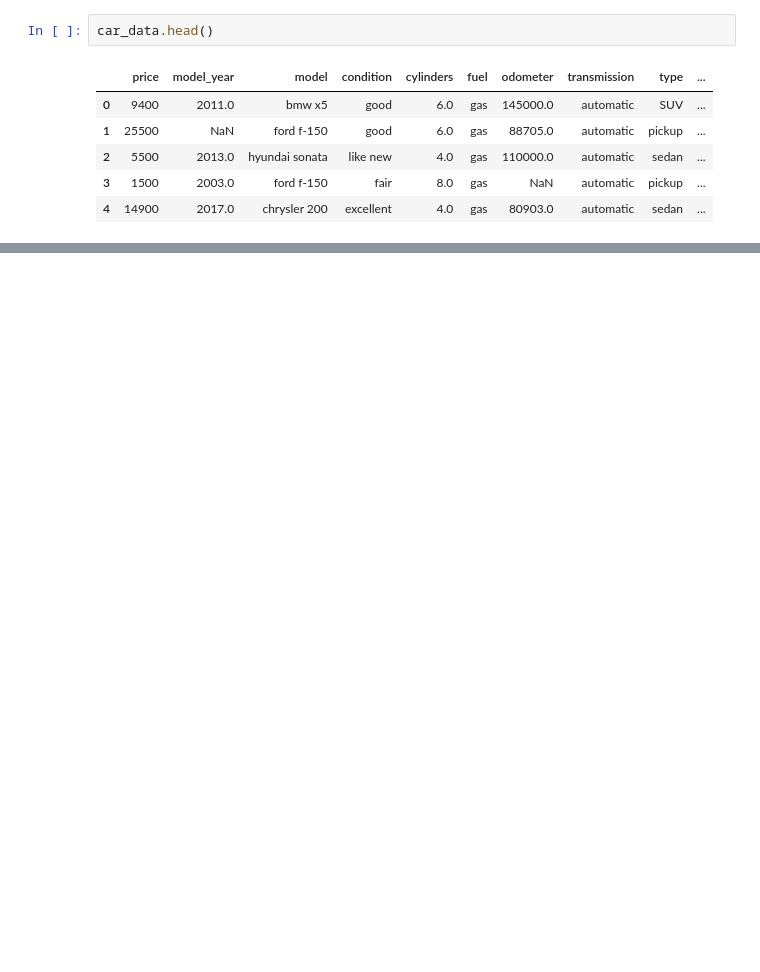
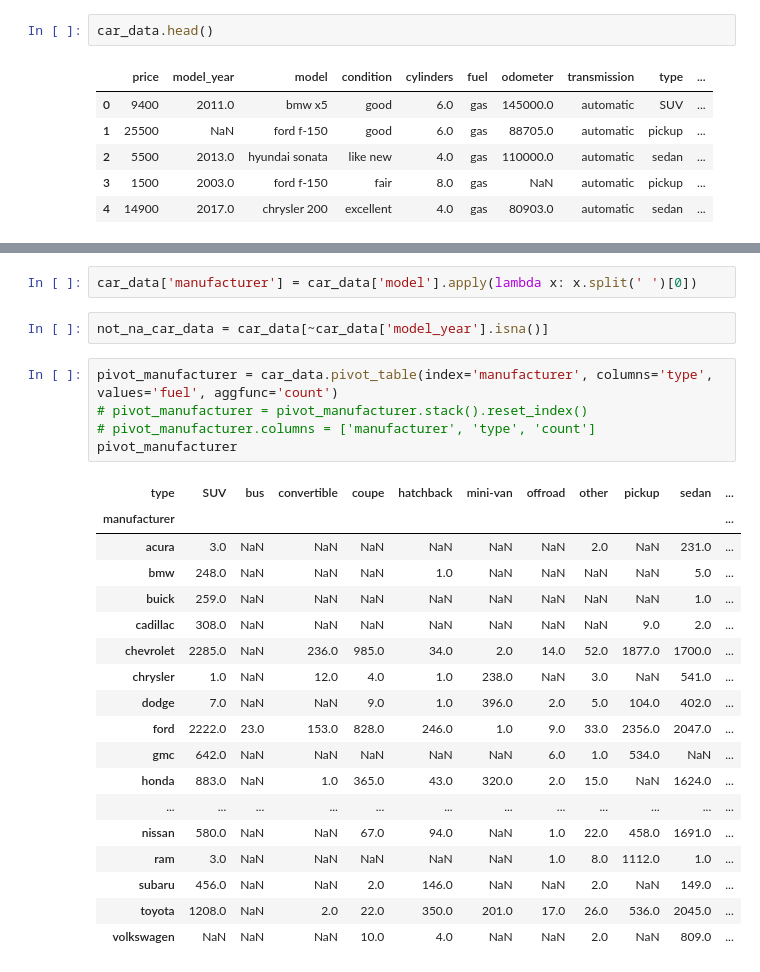
Before and after one commit to JohnQuintero08/Dashboard-Streamlit, a Jupyter notebook: notebooks/EDA.ipynb, the cells around one changed output, grey strips where cells are left out. Drawn from its saved outputs; the diff is of its cells as text; blank space fills up the shorter version.

Commit message:
Adicion de graficas y dataframe modificado

```diff
--- a/notebooks/EDA.ipynb
+++ b/notebooks/EDA.ipynb
@@ -20,0 +56,28 @@ fig.show()
+# %%
+car_data['manufacturer'] = car_data['model'].apply(lambda x: x.split(' ')[0])
+# %%
+not_na_car_data = car_data[~car_data['model_year'].isna()]
+# %%
+pivot_manufacturer = car_data.pivot_table(index='manufacturer', columns='type', values='fuel', aggfunc='count')
+# pivot_manufacturer = pivot_manufacturer.stack().reset_index()
+# pivot_manufacturer.columns = ['manufacturer', 'type', 'count']
+pivot_manufacturer
+# %% [output]
+| type | SUV | bus | convertible | coupe | hatchback | mini-van | offroad | other | pickup | sedan | ... |
+| manufacturer |  |  |  |  |  |  |  |  |  |  | ... |
+| acura | 3.0 | NaN | NaN | NaN | NaN | NaN | NaN | 2.0 | NaN | 231.0 | ... |
+| bmw | 248.0 | NaN | NaN | NaN | 1.0 | NaN | NaN | NaN | NaN | 5.0 | ... |
+| buick | 259.0 | NaN | NaN | NaN | NaN | NaN | NaN | NaN | NaN | 1.0 | ... |
+| cadillac | 308.0 | NaN | NaN | NaN | NaN | NaN | NaN | NaN | 9.0 | 2.0 | ... |
+| chevrolet | 2285.0 | NaN | 236.0 | 985.0 | 34.0 | 2.0 | 14.0 | 52.0 | 1877.0 | 1700.0 | ... |
+| chrysler | 1.0 | NaN | 12.0 | 4.0 | 1.0 | 238.0 | NaN | 3.0 | NaN | 541.0 | ... |
+| dodge | 7.0 | NaN | NaN | 9.0 | 1.0 | 396.0 | 2.0 | 5.0 | 104.0 | 402.0 | ... |
+| ford | 2222.0 | 23.0 | 153.0 | 828.0 | 246.0 | 1.0 | 9.0 | 33.0 | 2356.0 | 2047.0 | ... |
+| gmc | 642.0 | NaN | NaN | NaN | NaN | NaN | 6.0 | 1.0 | 534.0 | NaN | ... |
+| honda | 883.0 | NaN | 1.0 | 365.0 | 43.0 | 320.0 | 2.0 | 15.0 | NaN | 1624.0 | ... |
+| ... | ... | ... | ... | ... | ... | ... | ... | ... | ... | ... | ... |
+| nissan | 580.0 | NaN | NaN | 67.0 | 94.0 | NaN | 1.0 | 22.0 | 458.0 | 1691.0 | ... |
+| ram | 3.0 | NaN | NaN | NaN | NaN | NaN | 1.0 | 8.0 | 1112.0 | 1.0 | ... |
+| subaru | 456.0 | NaN | NaN | 2.0 | 146.0 | NaN | NaN | 2.0 | NaN | 149.0 | ... |
+| toyota | 1208.0 | NaN | 2.0 | 22.0 | 350.0 | 201.0 | 17.0 | 26.0 | 536.0 | 2045.0 | ... |
+| volkswagen | NaN | NaN | NaN | 10.0 | 4.0 | NaN | NaN | 2.0 | NaN | 809.0 | ... |
```
Also changed, not shown: parts of 11 cells of this notebook, 2 other files.
